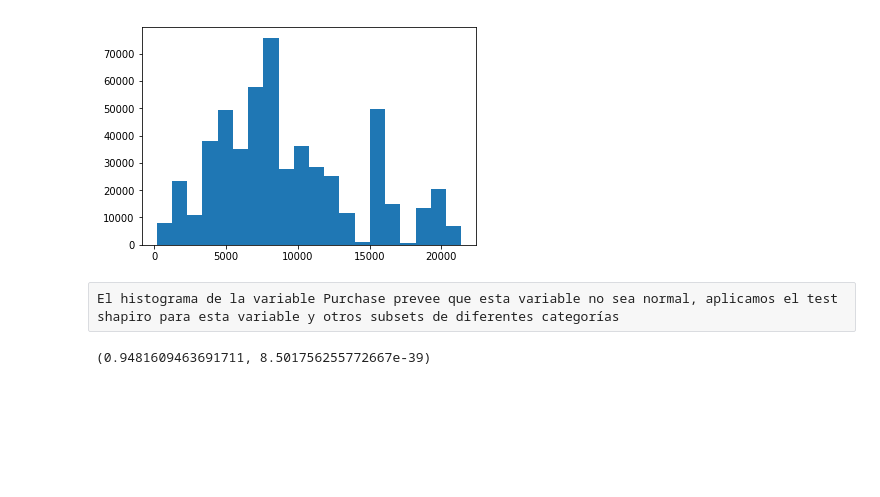
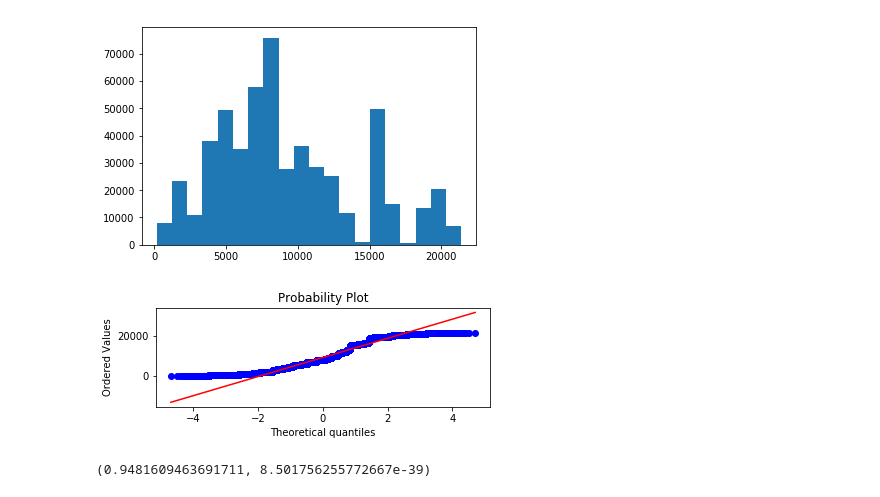
Before and after one commit to aliescont/BlackFriday, a Jupyter notebook: Black_friday_cleaning.ipynb, the cells around one changed output. Drawn from its saved outputs; the diff is of its cells as text; code cells hidden in the pictures; blank space fills up the shorter version.

```diff
--- a/Black_friday_cleaning.ipynb
+++ b/Black_friday_cleaning.ipynb
@@ -299,8 +281,14 @@ plt.hist(bf_data['Purchase'], bins=20)
         19262.3 , 20322.15, 21382.  ]),
  <a list of 20 Patch objects>)
 [figure]
-# %% [raw]
-El histograma de la variable Purchase prevee que esta variable no sea normal, aplicamos el test shapiro para esta variable y otros subsets de diferentes categorías
+# %%
+plt.subplot(2, 1, 2)
+import pylab
+import scipy.stats as stats
+stats.probplot(bf_data['Purchase'], dist="norm", plot=pylab)
+plt.show()
+# %% [output]
+[figure, added]
 # %%
 #Aplicamos el test shapiro sobre una muestra porque en la primera prueba obtenemos una advertencia de que el resultado
 #de p-value no es preciso para muestras mayores a 5000
```
Also changed, not shown: parts of 4 cells of this notebook.
